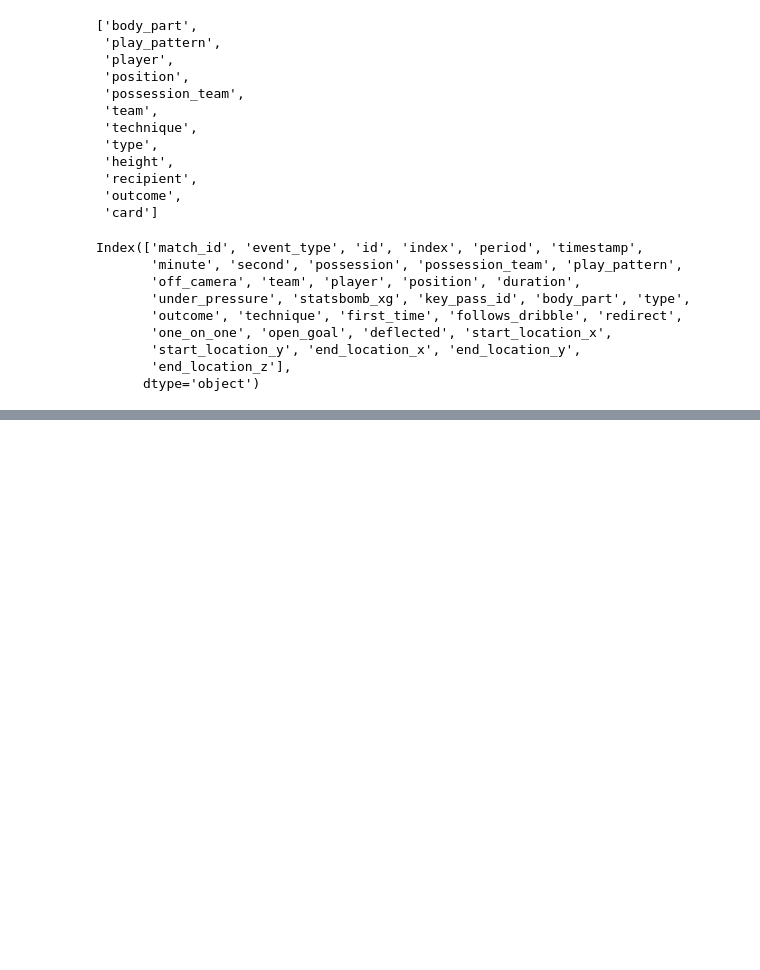
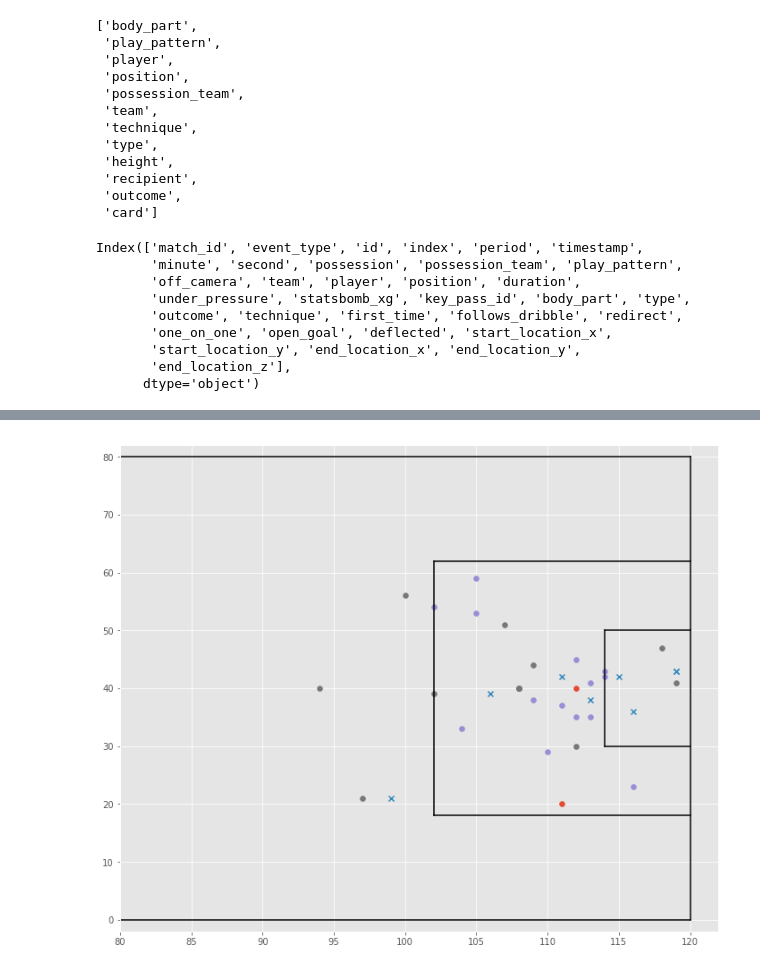
Before and after one commit to bkktimber/keyboard-manager, a Jupyter notebook: get_data.ipynb, the cells around one changed output, grey strips where cells are left out. Drawn from its saved outputs; the diff is of its cells as text; code cells hidden in the pictures; blank space fills up the shorter version.

```diff
--- a/get_data.ipynb
+++ b/get_data.ipynb
@@ -214,0 +284,23 @@ receipt_df.sample()
+# %%
+plt.scatter(shot_germany.start_location_x, shot_germany.start_location_y, marker='o')
+plt.scatter(shot_brazil.start_location_x, shot_brazil.start_location_y, marker='x')
+plt.scatter(shot_belgium.start_location_x, shot_belgium.start_location_y)
+plt.scatter(shot_fracne.start_location_x, shot_fracne.start_location_y)
+
+plt.plot([114, 120],[50, 50],color="black")
+plt.plot([114, 120],[30, 30],color="black")
+plt.plot([114, 114],[30,50],color="black")
+
+plt.plot([102, 120],[62, 62],color="black")
+plt.plot([102, 120],[18, 18],color="black")
+plt.plot([102, 102],[18,62],color="black")
+
+plt.plot([120, 120],[0, 80],color="black")
+plt.plot([75, 120],[0, 0],color="black")
+plt.plot([75, 120],[80, 80],color="black")
+
+plt.xlim([80, 122])
+plt.ylim([-2, 82])
+plt.show()
+# %% [output]
+[figure, added]
```
Also changed, not shown: parts of 25 cells of this notebook, 1 other file.
